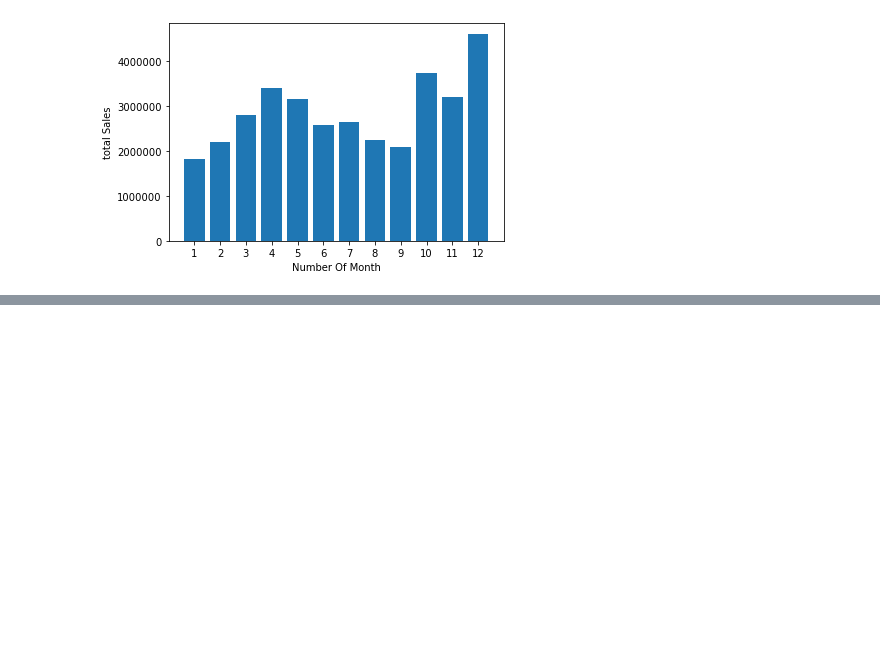
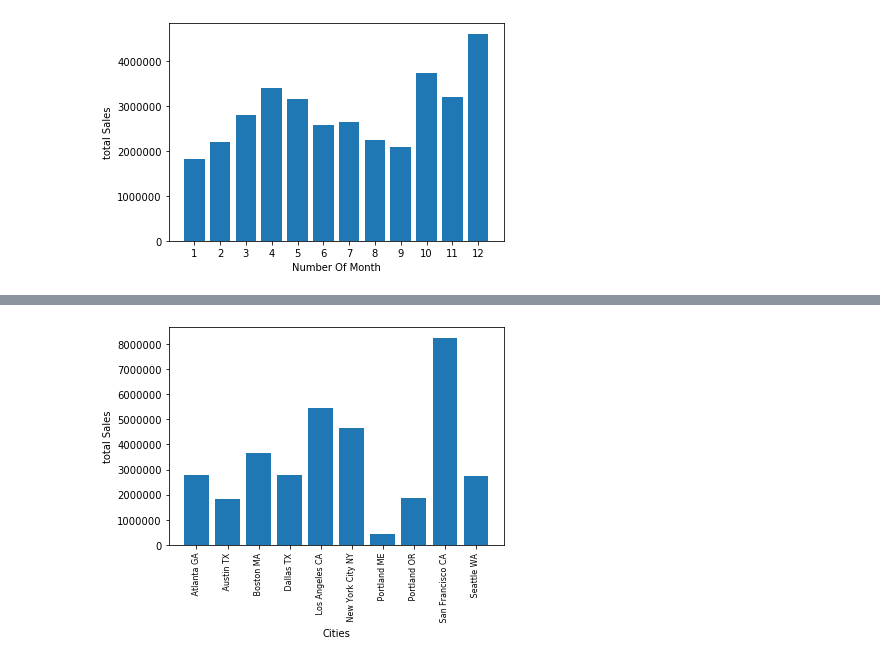
Before and after one commit to mosh55/sales_data_anaylsis, a Jupyter notebook: Sales_Data_Analysis.ipynb, the cells around one changed output, grey strips where cells are left out. Saved outputs shown, nothing was run; the diff lists cells and outputs as text; code cells hidden in the pictures; blank space fills up the shorter version.

Commit message:
answering the next question which city has the highest sales

```diff
--- a/Sales_Data_Analysis.ipynb
+++ b/Sales_Data_Analysis.ipynb
@@ -169,0 +169,3 @@ plt.show()
+# %%
+df['city'] = df['purchase_address'].apply(lambda x: x.split(',')[1] + x.split(',')[2][0:3] )
+df.head()
@@ -169,0 +179,3 @@ plt.show()
+# %%
+df = df.reset_index(drop=True)
+df.head(3)
@@ -169,0 +202,15 @@ plt.show()
+# %%
+# answer of the second question
+sales_cities = df.groupby('city').sum()['sales']
+cities = sales_cities.index
+
+##plt.figure(figsize=(18, 18))
+
+plt.bar(cities, sales_cities )
+plt.xticks(cities, rotation = 'vertical', size=8)
+plt.xlabel('Cities')
+plt.ylabel('total Sales')
+
+plt.show()
+# %% [output]
+[figure, added]
```
Also changed, not shown: parts of 8 cells of this notebook.
